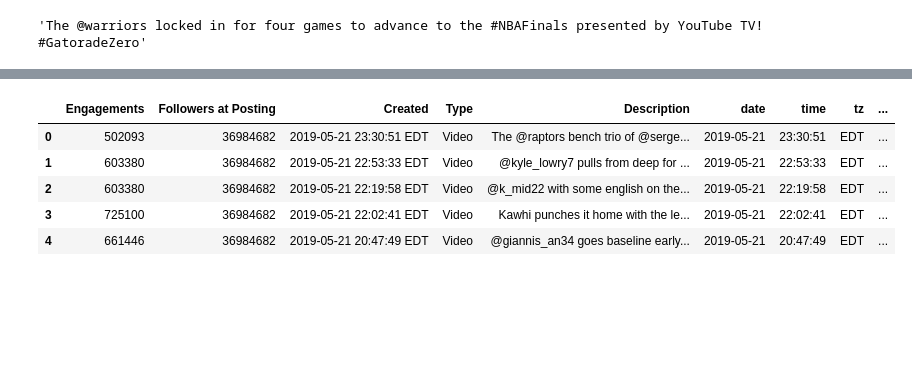
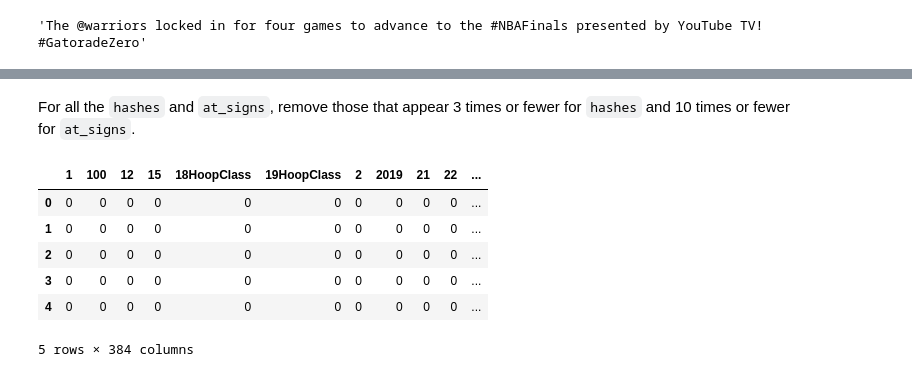
Before and after one commit to wjensheng/nba, a Jupyter notebook: nba_preprocess.ipynb, the cells around one changed output, grey strips where cells are left out. Cells and saved outputs as stored; diff of their text form; code cells hidden in the pictures; blank space fills up the shorter version.

Commit message:
added extra time features, hashes and at signs in preprocess; model mape 4%

```diff
--- a/nba_preprocess.ipynb
+++ b/nba_preprocess.ipynb
@@ -59,7 +78,10 @@ def str_to_date(s, split):
     return s.split(' ')[split]
 
 def add_datepart(df, fldname, drop=True, time=False):
-    "Helper function that adds columns relevant to a date."
+    """
+    Taken from fast.ai
+    Helper function that adds columns relevant to a date.
+    """
     fld = df[fldname]
     fld_dtype = fld.dtype
     if isinstance(fld_dtype, pd.core.dtypes.dtypes.DatetimeTZDtype):
@@ -119,0 +160,14 @@ train.shape, test.shape
+# %%
+# get the date for 2 days ago
+df['date_lag_2'] = df['date'] - np.timedelta64(2, 'D')
+
+# create a new feature
+# to map the number of posts
+# 2 days ago
+df['num_posts_lag_2'] = df['date_lag_2'].map(date_counts)
+
+# replace the missing days
+# for a 2-day lag with
+# the same number of posts on
+# the same day
+df['num_posts_lag_2'] = df['num_posts_lag_2'].fillna(df['num_posts'])
@@ -120,3 +179,8 @@ train.shape, test.shape
+# %%
+# split the df
+# back to train and test
+train = df[:train_len].copy()
+test = df[train_len:].copy()
 # %%
 train.head()
 # %% [output]
@@ -192,19 +319,11 @@ get_set = False
 # %%
 def get_at_sign(s):
-    try:
-      ls =  re.findall(r"@(\w+)", s)
-      if get_set: return ls
-      else: return '|'.join(ls)
-    except Exception as e:
-      return ''
+    ls =  re.findall(r"@(\w+)", s)
+    return '|'.join(ls)
 
 def get_hash(s):
-    try:
-      ls = re.findall(r"#(\w+)", s)
-      if get_set: return ls
-      else: return '|'.join(ls)
-    except Exception as e:
-      return ''
+    ls = re.findall(r"#(\w+)", s)
+    return '|'.join(ls)
 # %%
 %%time
 train['hashes'] = train['Description'].apply(get_hash)
@@ -214,0 +334,2 @@ Wall time: 31.4 ms
+# %% [markdown]
+For all the `hashes` and `at_signs`, remove those that appear 3 times or fewer for `hashes` and 10 times or fewer for `at_signs`.
@@ -215,9 +339,10 @@ Wall time: 31.4 ms
 # %%
-train.head()
+hashes_mat.head()
 # %% [output]
-|  | Engagements | Followers at Posting | Created | Type | Description | date | time | tz | ... |
-| 0 | 502093 | 36984682 | 2019-05-21 23:30:51 EDT | Video | The @raptors bench trio of @serge... | 2019-05-21 | 23:30:51 | EDT | ... |
-| 1 | 603380 | 36984682 | 2019-05-21 22:53:33 EDT | Video | @kyle_lowry7 pulls from deep for ... | 2019-05-21 | 22:53:33 | EDT | ... |
-| 2 | 603380 | 36984682 | 2019-05-21 22:19:58 EDT | Video | @k_mid22 with some english on the... | 2019-05-21 | 22:19:58 | EDT | ... |
-| 3 | 725100 | 36984682 | 2019-05-21 22:02:41 EDT | Video | Kawhi punches it home with the le... | 2019-05-21 | 22:02:41 | EDT | ... |
-| 4 | 661446 | 36984682 | 2019-05-21 20:47:49 EDT | Video | @giannis_an34 goes baseline early... | 2019-05-21 | 20:47:49 | EDT | ... |
+|  | 1 | 100 | 12 | 15 | 18HoopClass | 19HoopClass | 2 | 2019 | 21 | 22 | ... |
+| 0 | 0 | 0 | 0 | 0 | 0 | 0 | 0 | 0 | 0 | 0 | ... |
+| 1 | 0 | 0 | 0 | 0 | 0 | 0 | 0 | 0 | 0 | 0 | ... |
+| 2 | 0 | 0 | 0 | 0 | 0 | 0 | 0 | 0 | 0 | 0 | ... |
+| 3 | 0 | 0 | 0 | 0 | 0 | 0 | 0 | 0 | 0 | 0 | ... |
+| 4 | 0 | 0 | 0 | 0 | 0 | 0 | 0 | 0 | 0 | 0 | ... |
+5 rows × 384 columns
```
Also changed, not shown: parts of 50 cells of this notebook, 1 other file.
